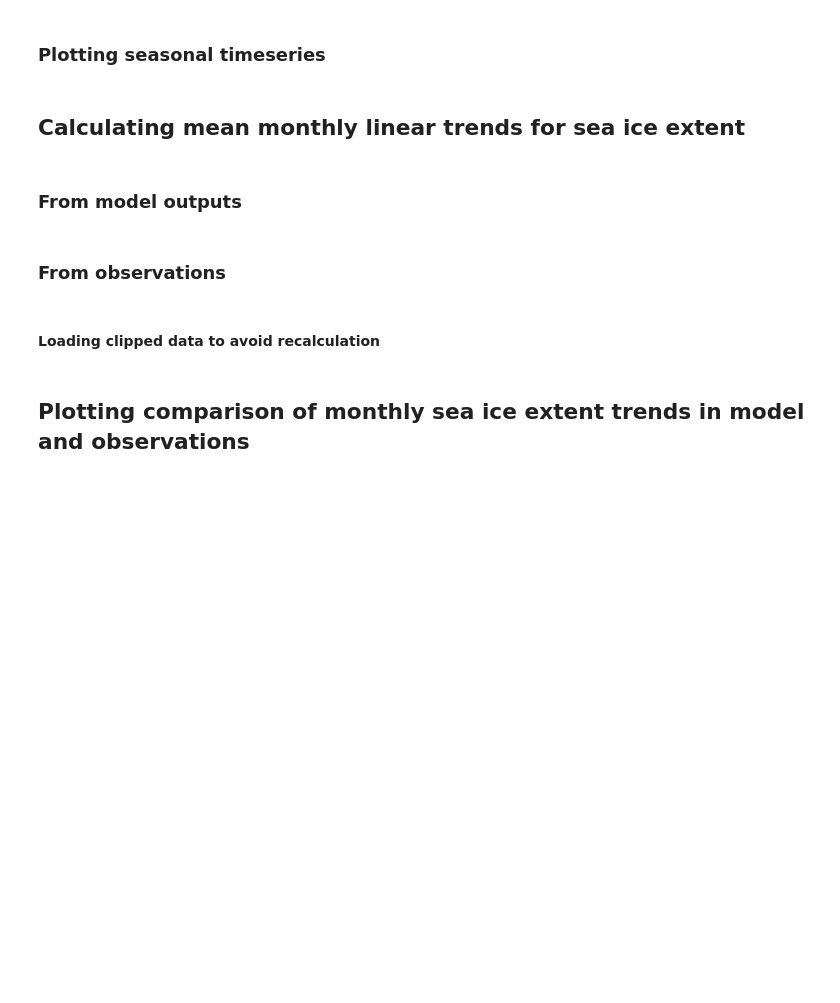
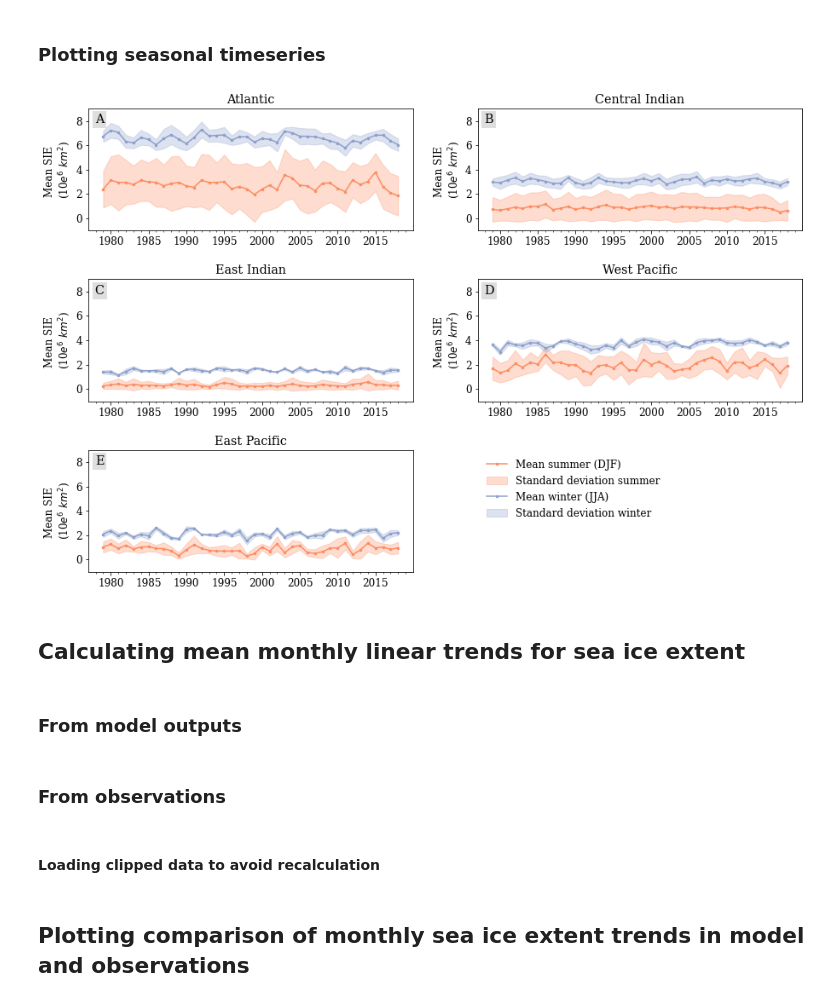
Before and after one commit to lidefi87/ACCESS_scripts_DFA, a Jupyter notebook: Scripts/SeaIcePlotsModel.ipynb, the cells around one changed output. Cells and saved outputs as stored; diff of their text form; code cells hidden in the pictures; blank space fills up the shorter version.

```diff
--- a/Scripts/SeaIcePlotsModel.ipynb
+++ b/Scripts/SeaIcePlotsModel.ipynb
@@ -1945,37 +1956,58 @@ maxY = SIE_obs.time.dt.year.values.max()
 
 #Empty list to store clipped data
 clipped_SIE_obs = {}
+clipped_MIZ_obs = {}
 
 #Clipping data using MEASO sectors
 for sec in np.unique(MEASO.sector):
     shp = MEASO.query(f'sector == "{sec}"')
+    #SIE
     clipped_SIE_obs[sec] = SIE_obs.rio.clip(shp.geometry, invert = False)
     clipped_SIE_obs[sec] = clipped_SIE_obs[sec].sum(('xgrid', 'ygrid'))
     fn = f'SeaIceExtent_Obs_{sec}_{minY}-{maxY}.nc'
     clipped_SIE_obs[sec].to_netcdf(os.path.join(out_folder, fn))
+    #MIZ
+    clipped_MIZ_obs[sec] = MIZ_obs.rio.clip(shp.geometry, invert = False)
+    clipped_MIZ_obs[sec] = clipped_MIZ_obs[sec].sum(('xgrid', 'ygrid'))
+    fn_m = f'MIZ_Obs_{sec}_{minY}-{maxY}.nc'
+    clipped_MIZ_obs[sec].to_netcdf(os.path.join(out_folder, fn_m))
 # %% [markdown]
 #### Loading clipped observational data to avoid recalculation
 # %%
 filelist = glob(os.path.join(varDict['clipped_data'], 'Observations/*Extent*2018.nc'))
+filelist_m = glob(os.path.join(varDict['clipped_data'], 'Observations/*MIZ*2018.nc'))
 
 #Create empty list to save clipped data
 clipped_SIE_obs = {}
+clipped_MIZ_obs = {}
 
 for sector in sectorNames:
+    #SIE
     fn = [f for f in filelist if sector in f]
     clipped_SIE_obs[sector] = xr.open_dataarray(fn[0])
+    #MIZ
+    fn_m = [f for f in filelist_m if sector in f]
+    clipped_MIZ_obs[sector] = xr.open_dataarray(fn_m[0])
 # %% [markdown]
 ## Calculating monthly means for sea ice extent
 # %% [markdown]
 ### Model outputs
 # %%
 # Empty dictionaries to hold results
+#SIE
 month_mean_mod = {}
 month_std_mod = {}
+#MIZ
+month_mean_miz_mod = {}
+month_std_miz_mod = {}
 
 for sector in clipped_SIE:
+    #SIE
     month_mean_mod[sector] = clipped_SIE[sector].groupby('time.month').mean()
     month_std_mod[sector] = clipped_SIE[sector].groupby('time.month').std()
+    #MIZ
+    month_mean_miz_mod[sector] = clipped_MIZ[sector].groupby('time.month').mean()
+    month_std_miz_mod[sector] = clipped_MIZ[sector].groupby('time.month').std()
 # %% [markdown]
 ### Observations
 # %%
@@ -2177,58 +2301,58 @@ for i, sec in enumerate(sectorNames):
 
     #Plotting values
     #Summer
-    data_summer['mean'].plot(ax = ax[sec], color = 'red', marker = 'o',
+    data_summer['mean'].plot(ax = ax[sec], color = '#fc8d62', marker = 'o',
                              markersize = 2.5, label = 'Mean summer (DJF)')
     #Add standard errors in trend as shaded areas
     ax[sec].fill_between(data_summer['mean'].time.values,
                          (data_summer['mean']+data_summer['std']).values,
                          (data_summer['mean']-data_summer['std']).values,
-               alpha = 0.3, color = 'red', label = 'Standard deviation summer')
+               alpha = 0.3, color = '#fc8d62', label = 'Standard deviation summer')
 
     #Winter
-    data_winter['mean'].plot(ax = ax[sec], color = 'black', marker = 'o',
+    data_winter['mean'].plot(ax = ax[sec], color = '#8da0cb', marker = 'o',
                              markersize = 2.5, label = 'Mean winter (JJA)')
     #Add standard errors in trend as shaded areas
     ax[sec].fill_between(data_winter['mean'].time.values,
                          (data_winter['mean']+data_winter['std']).values,
                          (data_winter['mean']-data_winter['std']).values,
-               alpha = 0.3, color = 'black', label = 'Standard deviation winter')
+               alpha = 0.3, color = '#8da0cb', label = 'Standard deviation winter')
 
     #Remove x axis label
     ax[sec].set_xlabel('')
     #Setting title for each subplot
     ax[sec].set_title(f'{sec}')
     #Remove scientific notation from y axis and include it in label
-    # exp_yaxis = np.floor(np.log10(max(ax[sec].get_yticks()))).astype(int)
     exp_yaxis = int(np.floor(np.log10(int(data_winter['mean'].max().values))))
     plt.ylabel('Mean SIE \n' + r'(10$e^{}$ $km^2$)'.format(exp_yaxis))
     ax[sec].yaxis.get_offset_text().set_visible(False)
     ax[sec].set_ylim([-1e6, 9e6])
     ax[sec].xaxis.set_minor_locator(AutoMinorLocator(n = 5))
 
 ax['legend'] = fig.add_subplot(gs[5])
 h, l = ax[sec].get_legend_handles_labels()
 ax['legend'].legend(h, l, loc = 'upper left', frameon = False)
 [s.set_visible(False) for s in ax['legend'].spines.values()]
 [t.set_visible(False) for t in ax['legend'].get_xticklines()]
 [t.set_visible(False) for t in ax['legend'].get_yticklines()]
 ax['legend'].yaxis.set_tick_params(labelleft = False)
 ax['legend'].xaxis.set_tick_params(labelbottom = False)
 
 #Labelling plots
 #Getting the alphabet in upper case
 labels = string.ascii_uppercase[0:5]
 #Apply labels only to plots, not colorbars
 for i, a in enumerate(ax):
     if i < 5:
         ax[a].text(0.02, .88, labels[i], transform = ax[a].transAxes, fontsize = 'large',
            bbox = dict(facecolor = '#dedede', edgecolor = 'none', pad = 3.0))
 
 #Saving figure
 fn = 'SeasonalMeansSector_SeaIceExtent_1979-2018.png'
-plt.savefig(os.path.join(out_folder, fn), dpi = 300,
-            bbox_inches = 'tight',
+plt.savefig(os.path.join(out_folder, fn), dpi = 300, bbox_inches = 'tight',
             pad_inches = 0.05)
+# %% [output]
+[figure, added]
 # %% [markdown]
 ## Calculating mean monthly linear trends for sea ice extent
 # %% [markdown]
```
Also changed, not shown: parts of 102 cells of this notebook.
